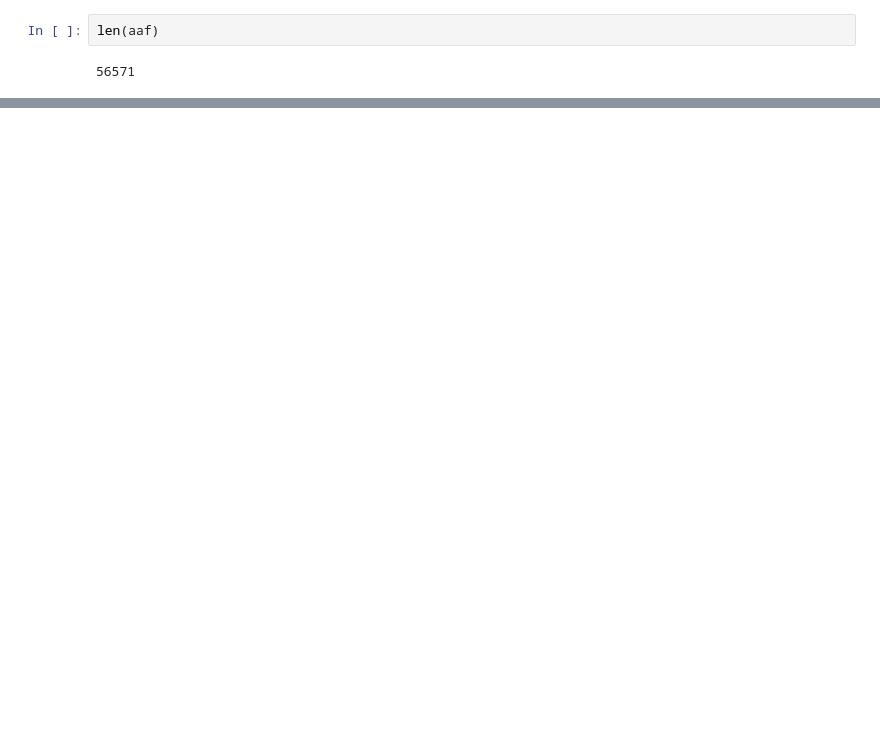
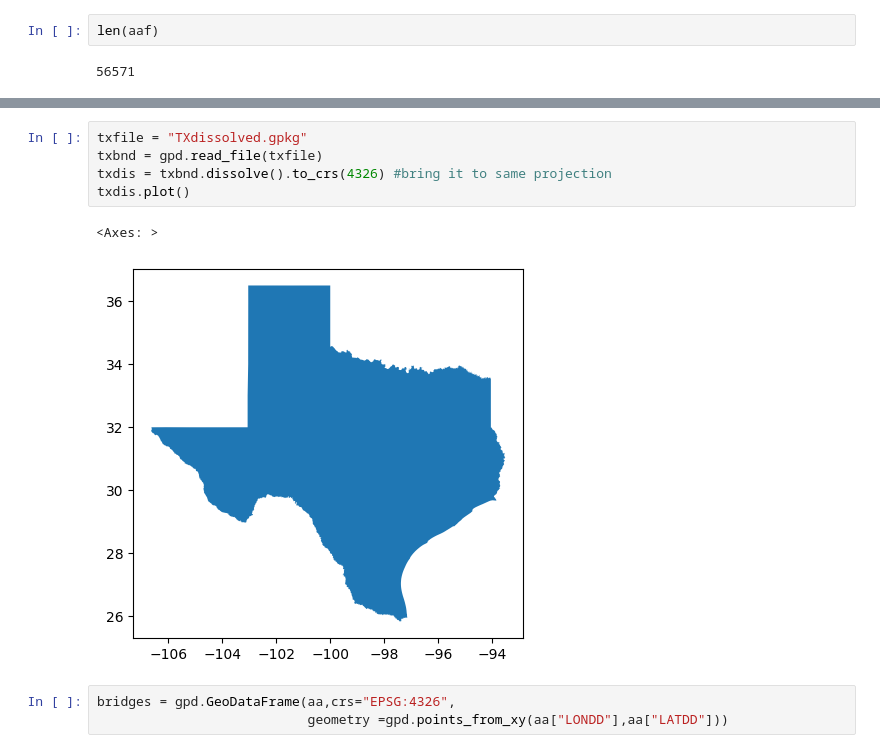
Before and after one commit to shaseevarajan/GIS-Apps-in-Engineering, a Jupyter notebook: Shaseevarajan Sivanantharajah/Assignment 4.ipynb, the cells around one changed output, grey strips where cells are left out. Drawn from its saved outputs; the diff is of its cells as text; blank space fills up the shorter version.

```diff
--- a/Shaseevarajan Sivanantharajah/Assignment 4.ipynb
+++ b/Shaseevarajan Sivanantharajah/Assignment 4.ipynb
@@ -180,0 +300,11 @@ len(aaf)
+# %%
+txfile = "TXdissolved.gpkg"
+txbnd = gpd.read_file(txfile)
+txdis = txbnd.dissolve().to_crs(4326) #bring it to same projection
+txdis.plot()
+# %% [output]
+<Axes: >
+[figure, added]
+# %%
+bridges = gpd.GeoDataFrame(aa,crs="EPSG:4326",
+                           geometry =gpd.points_from_xy(aa["LONDD"],aa["LATDD"]))
```
Also changed, not shown: parts of 27 cells of this notebook.
